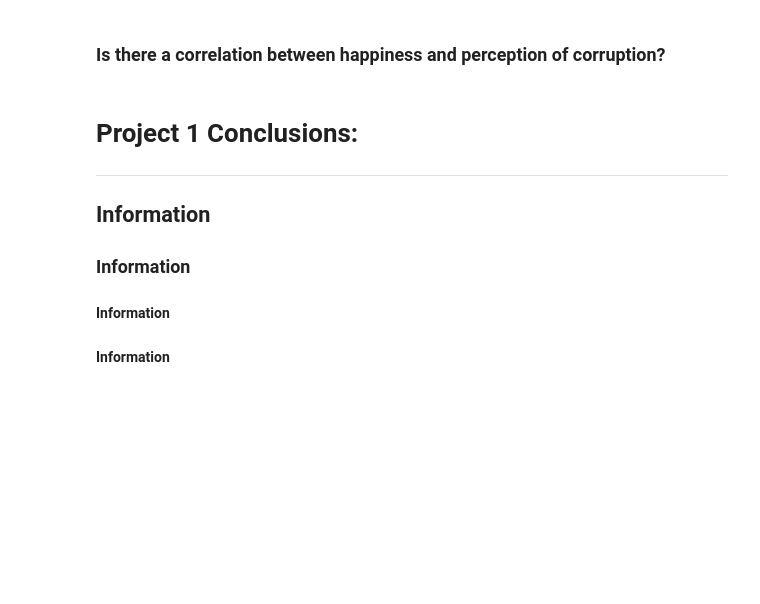
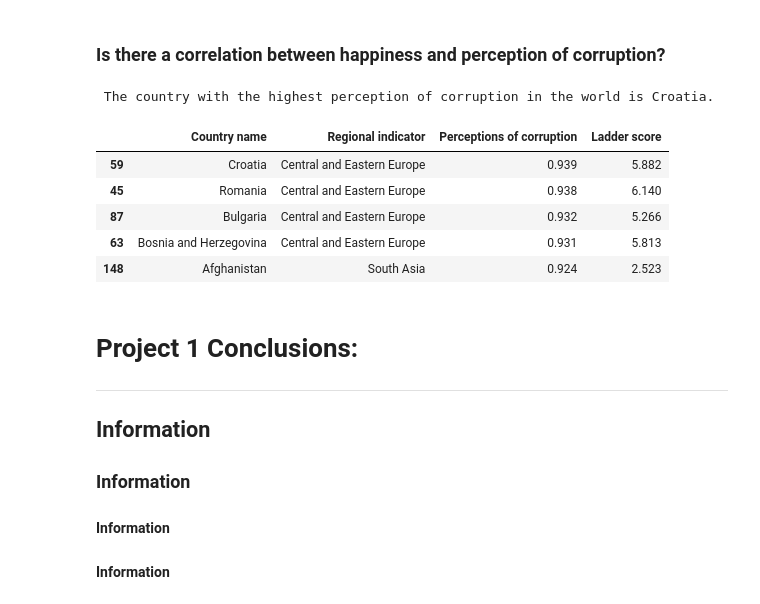
Before and after one commit to Leo-SLC/Project_1, a Jupyter notebook: HappinessResearch.ipynb, the cells around one changed output. Saved outputs shown, nothing was run; the diff lists cells and outputs as text; code cells hidden in the pictures; blank space fills up the shorter version.

```diff
--- a/HappinessResearch.ipynb
+++ b/HappinessResearch.ipynb
@@ -104,3 +112,26 @@ happiest_country_clean_df.head()
+# %%
+# Code here, linear regress/line plot?
+
+corruption = happiness_2021_df.copy()
+corruption_df = pd.DataFrame(corruption)
+
+corruption_clean_df = corruption_df.iloc[:,[0,1,11,2]].copy()
+
+corrupt = corruption_clean_df.loc[corruption_clean_df['Perceptions of corruption'].idxmax()]
+
+corrupt = corrupt['Country name']
+
+print(f" The country with the highest perception of corruption in the world is {corrupt}.")
+
+corruption_clean_df.sort_values('Perceptions of corruption', ascending=False).head()
+# %% [output]
+ The country with the highest perception of corruption in the world is Croatia.
+|  | Country name | Regional indicator | Perceptions of corruption | Ladder score |
+| 59 | Croatia | Central and Eastern Europe | 0.939 | 5.882 |
+| 45 | Romania | Central and Eastern Europe | 0.938 | 6.140 |
+| 87 | Bulgaria | Central and Eastern Europe | 0.932 | 5.266 |
+| 63 | Bosnia and Herzegovina | Central and Eastern Europe | 0.931 | 5.813 |
+| 148 | Afghanistan | South Asia | 0.924 | 2.523 |
 # %% [markdown]
 # Project 1 Conclusions:
 
```
Also changed, not shown: parts of 4 cells of this notebook.
